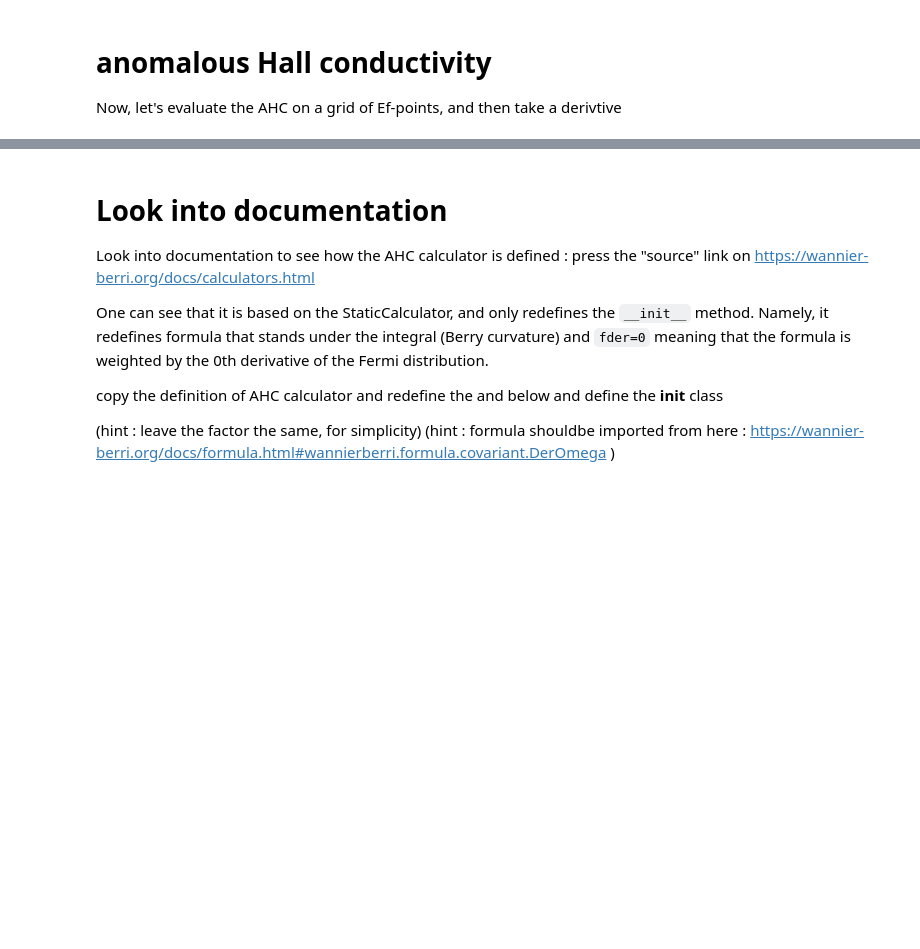
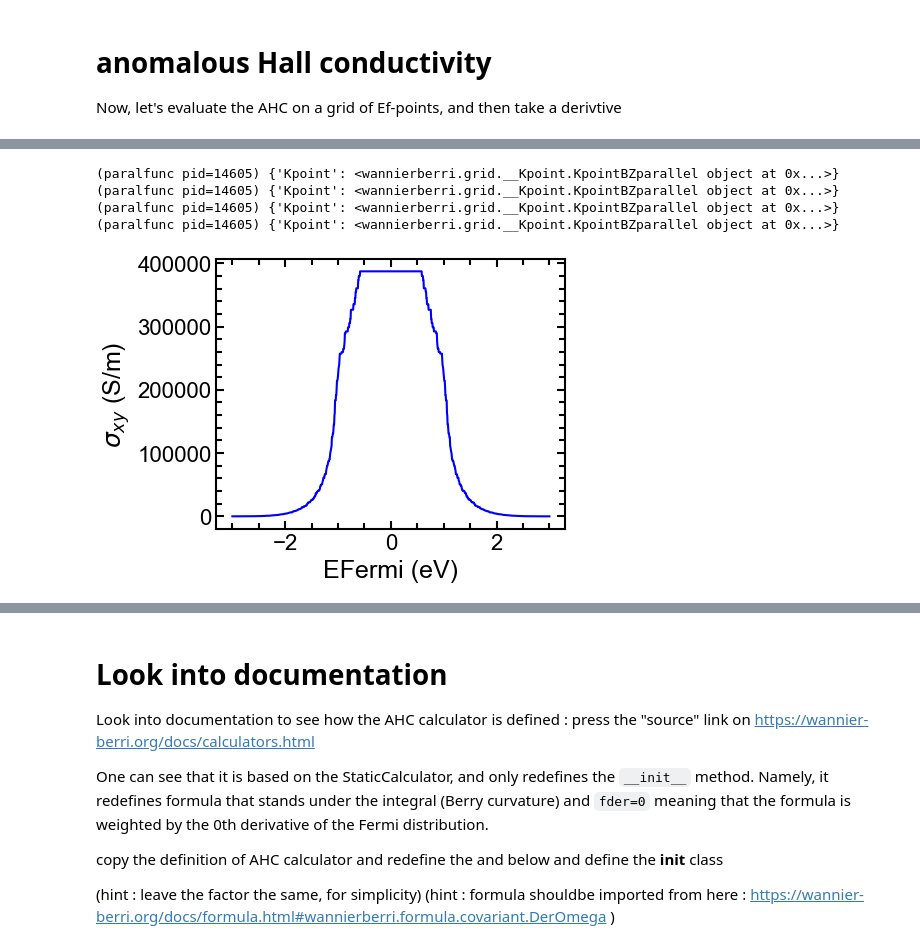
Before and after one commit to myhanna/WB-project, a Jupyter notebook: tutorial-wb-DIY.ipynb, the cells around one changed output, grey strips where cells are left out. Saved outputs shown, nothing was run; the diff lists cells and outputs as text; code cells hidden in the pictures; blank space fills up the shorter version.

```diff
--- a/tutorial-wb-DIY.ipynb
+++ b/tutorial-wb-DIY.ipynb
@@ -46,7 +46,9 @@ import wannierberri.models
 print (f"Using WannierBerri version {wberri.__version__}")
 import numpy as np
 import scipy
+#setup plotting
 import matplotlib.pyplot as plt
+plt.style.use('../SciencePlots-APS.mplstyle')
 from termcolor import cprint
 
 #  This block is needed if you run this cell for a second time
@@ -140,0 +121,20 @@ plt.plot(efnew, d_ahc_z)
+# %%
+ef = result_run_ahc.results["ahc"].Energies[0]
+ahc_z = result_run_ahc.results["ahc"].data[:,2]
+
+# ploting AHC
+fig = plt.figure(figsize=(4.5, 3.5))
+
+plt.plot(ef, ahc_z, color='blue', ls='-')
+# X-axis
+plt.xlabel('EFermi (eV)')
+# Y-axis
+plt.ylabel(r'$\sigma_{xy}$ (S/m)')
+
+plt.show()
+# %% [output]
+(paralfunc pid=14605) {'Kpoint': <wannierberri.grid.__Kpoint.KpointBZparallel object at 0x...>}
+(paralfunc pid=14605) {'Kpoint': <wannierberri.grid.__Kpoint.KpointBZparallel object at 0x...>}
+(paralfunc pid=14605) {'Kpoint': <wannierberri.grid.__Kpoint.KpointBZparallel object at 0x...>}
+(paralfunc pid=14605) {'Kpoint': <wannierberri.grid.__Kpoint.KpointBZparallel object at 0x...>}
+[figure, added]
```
Also changed, not shown: parts of 14 cells of this notebook.
